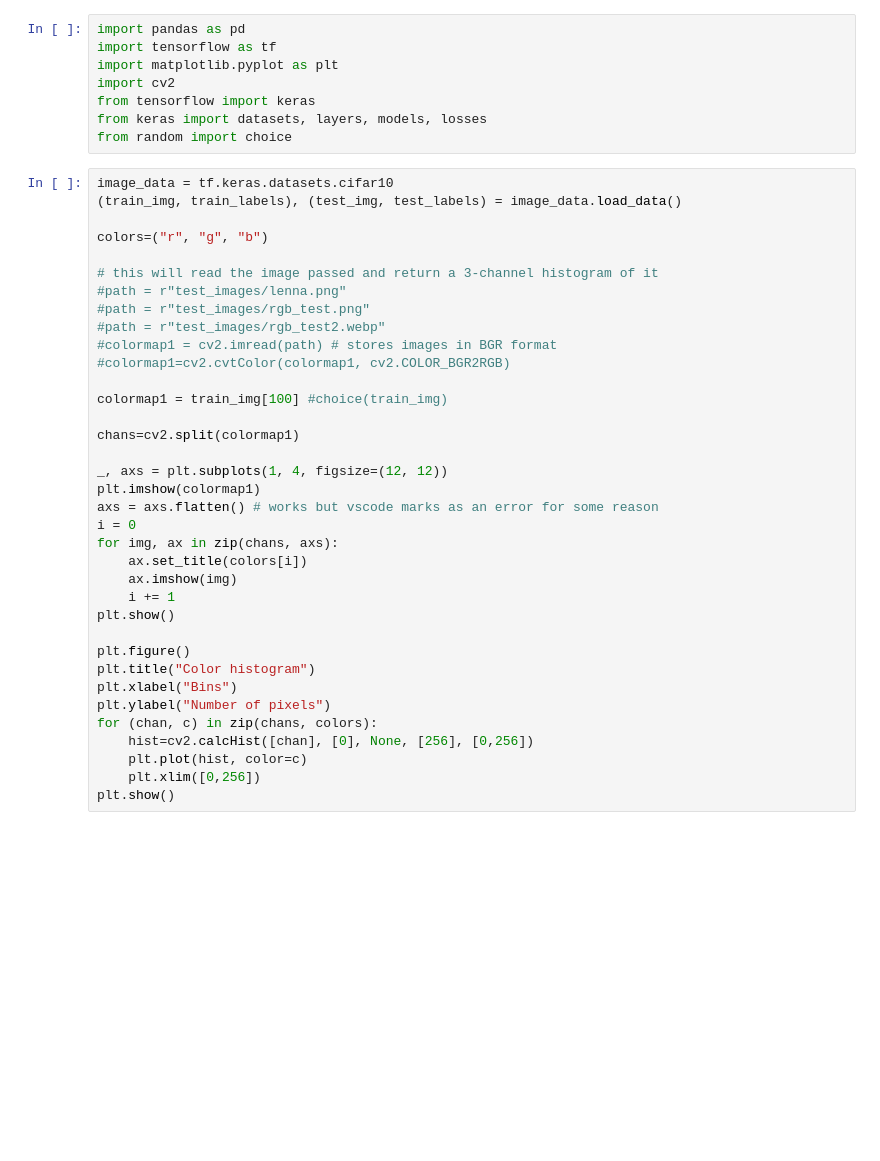
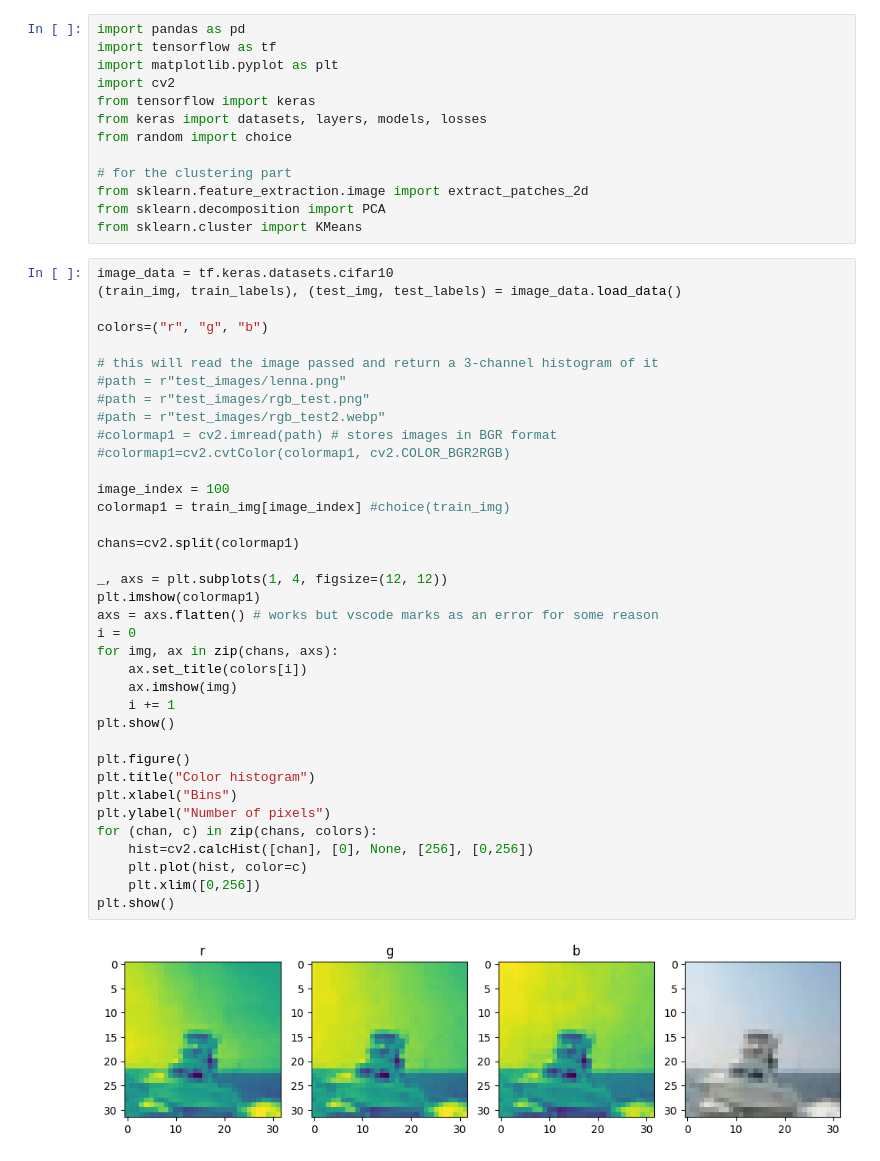
Before and after one commit to Cavalex/ML_Ex1, a Jupyter notebook: ex3/FeatureRepresentationAndExtraction-CIFAR10.ipynb, the cells around one changed output. Drawn from its saved outputs; the diff is of its cells as text; blank space fills up the shorter version.

Commit message:
added image patch extractor

```diff
--- a/ex3/FeatureRepresentationAndExtraction-CIFAR10.ipynb
+++ b/ex3/FeatureRepresentationAndExtraction-CIFAR10.ipynb
@@ -6,6 +6,11 @@ import cv2
 from tensorflow import keras
 from keras import datasets, layers, models, losses
 from random import choice
+
+# for the clustering part
+from sklearn.feature_extraction.image import extract_patches_2d
+from sklearn.decomposition import PCA
+from sklearn.cluster import KMeans
 # %%
 image_data = tf.keras.datasets.cifar10
 (train_img, train_labels), (test_img, test_labels) = image_data.load_data()
@@ -14,31 +19,34 @@ colors=("r", "g", "b")
 
 # this will read the image passed and return a 3-channel histogram of it
 #path = r"test_images/lenna.png"
 #path = r"test_images/rgb_test.png"
 #path = r"test_images/rgb_test2.webp"
 #colormap1 = cv2.imread(path) # stores images in BGR format
 #colormap1=cv2.cvtColor(colormap1, cv2.COLOR_BGR2RGB)
 
-colormap1 = train_img[100] #choice(train_img)
+image_index = 100
+colormap1 = train_img[image_index] #choice(train_img)
 
 chans=cv2.split(colormap1)
 
 _, axs = plt.subplots(1, 4, figsize=(12, 12))
 plt.imshow(colormap1)
 axs = axs.flatten() # works but vscode marks as an error for some reason
 i = 0
 for img, ax in zip(chans, axs):
     ax.set_title(colors[i])
     ax.imshow(img)
     i += 1
 plt.show()
 
 plt.figure()
 plt.title("Color histogram")
 plt.xlabel("Bins")
 plt.ylabel("Number of pixels")
 for (chan, c) in zip(chans, colors):
     hist=cv2.calcHist([chan], [0], None, [256], [0,256])
     plt.plot(hist, color=c)
     plt.xlim([0,256])
 plt.show()
+# %% [output]
+[figure, added]
```
Also changed, not shown: parts of 3 cells of this notebook.
